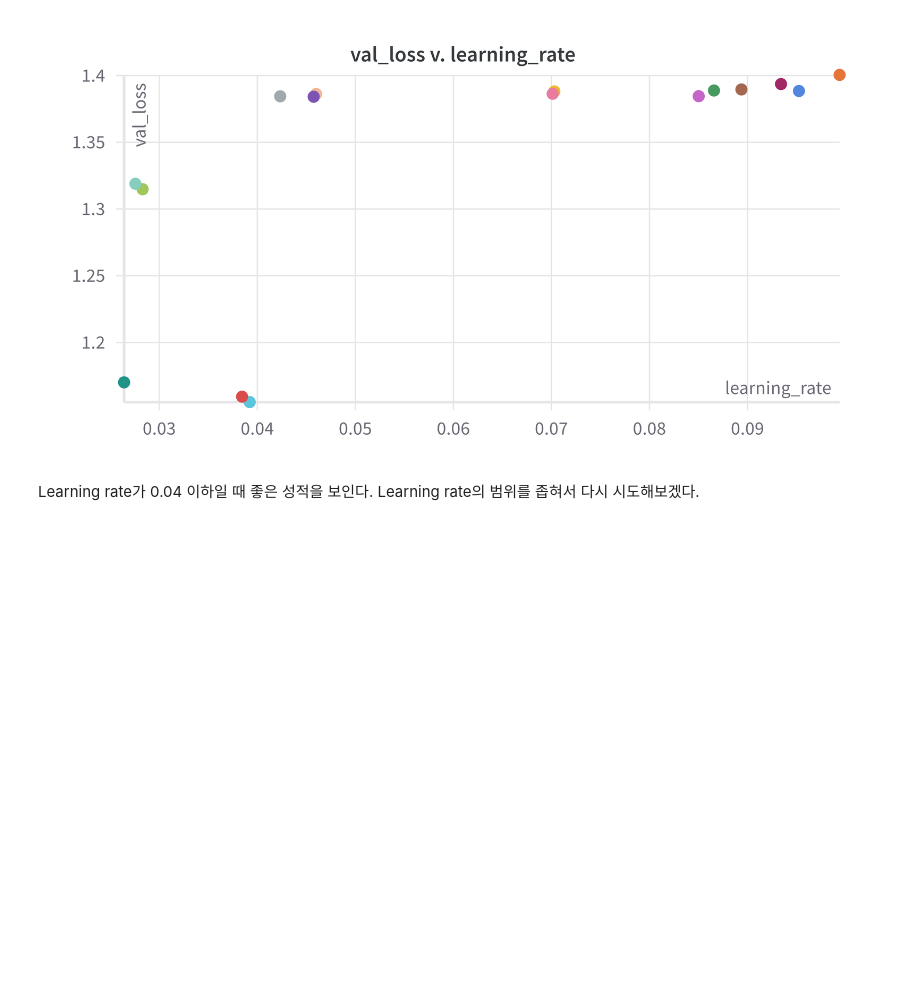
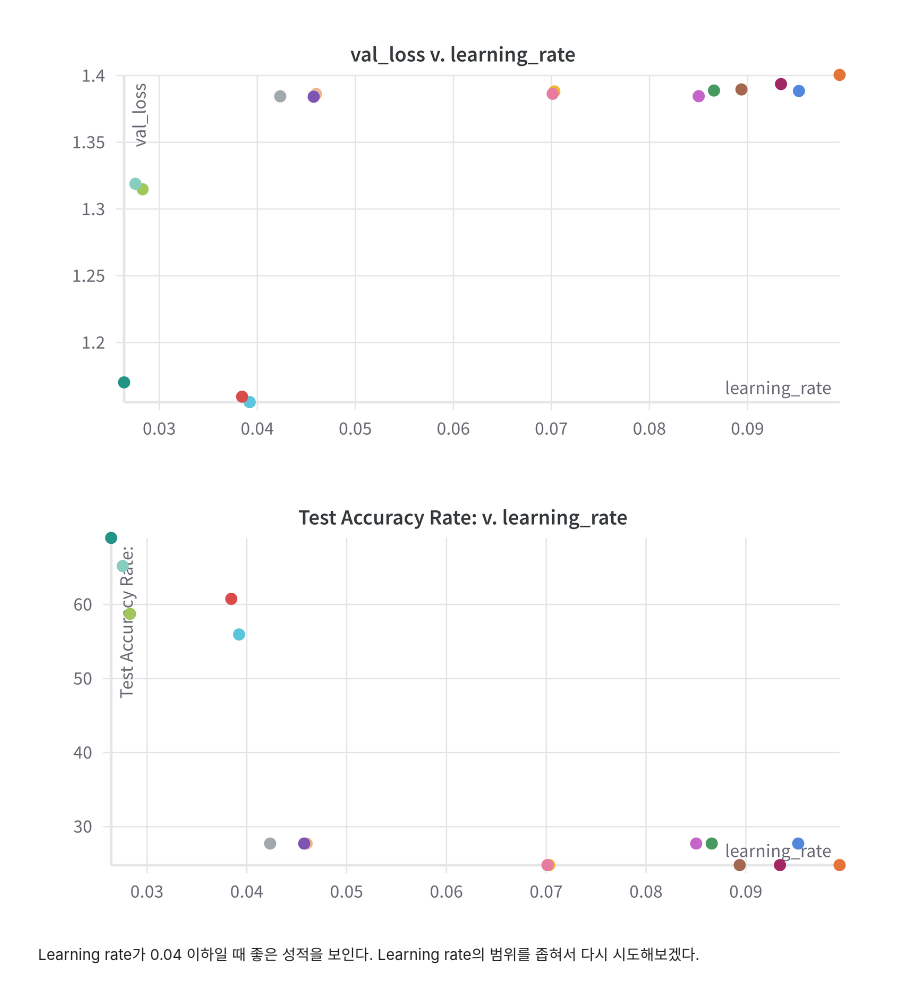
Before and after one commit to Seoyeon1129/AIFFEL_DLthon, a Jupyter notebook: aiffel_DLthon.ipynb, the cells around one changed output. Saved outputs shown, nothing was run; the diff lists cells and outputs as text; code cells hidden in the pictures; blank space fills up the shorter version.

```diff
--- a/aiffel_DLthon.ipynb
+++ b/aiffel_DLthon.ipynb
@@ -316,6 +338,10 @@ Image('images/lr_vs_val_acc_lstm_01.png')
 Image('images/lr_vs_val_loss_lstm_01.png')
 # %% [output]
 [figure]
+# %%
+Image('images/lr_vs_test_acc_lstm_01.png')
+# %% [output]
+[figure, added]
 # %% [markdown]
 Learning rate가 0.04 이하일 때 좋은 성적을 보인다. Learning rate의 범위를 좁혀서 다시 시도해보겠다.
 # %%
```
Also changed, not shown: parts of 25 cells of this notebook.
